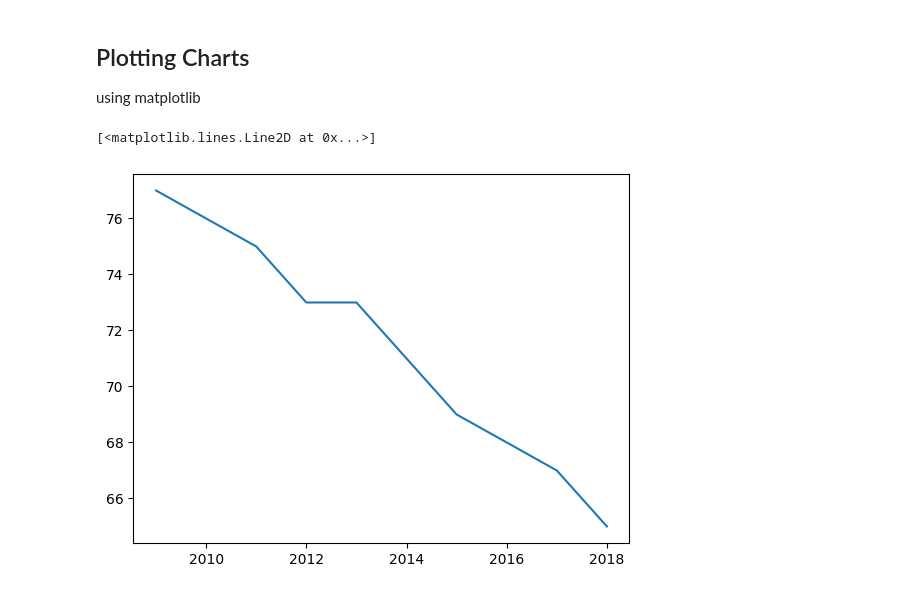
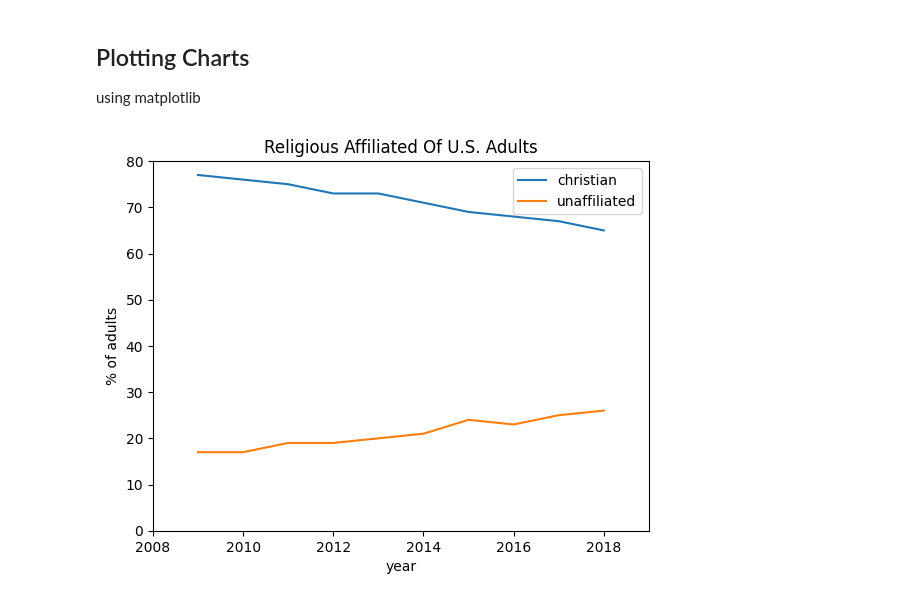
Before and after one commit to azharnian/computer-science-fall-2324, a Jupyter notebook: 11INFORMATIKA/DATASCIENCE/11KOM2/meet03/Plotting Charts.ipynb, the cells around one changed output. Drawn from its saved outputs; the diff is of its cells as text; code cells hidden in the pictures.

```diff
--- a/11INFORMATIKA/DATASCIENCE/11KOM2/meet03/Plotting Charts.ipynb
+++ b/11INFORMATIKA/DATASCIENCE/11KOM2/meet03/Plotting Charts.ipynb
@@ -6,9 +6,19 @@ import matplotlib.pyplot as plt
 # %%
 year = list(range(2009, 2019))
 christian = [77, 76, 75, 73, 73, 71, 69, 68, 67, 65]
-unaffiliated = []
+unaffiliated = [17, 17, 19, 19, 20, 21, 24, 23, 25, 26]
 # %%
-plt.plot(year, christian)
+plt.plot(year, christian, label="christian")
+plt.plot(year, unaffiliated, label="unaffiliated")
+
+plt.ylim(0, 80)
+plt.xlim(2008, 2019)
+
+#decorating
+plt.title("religious affiliated of U.S. adults".title())
+plt.xlabel("year")
+plt.ylabel("% of adults")
+plt.legend()
+plt.show()
 # %% [output]
-[<matplotlib.lines.Line2D at 0x...>]
-[figure, old version]
+[figure, new version]
```
Also changed, not shown: parts of 1 cell of this notebook, 6 other files.
